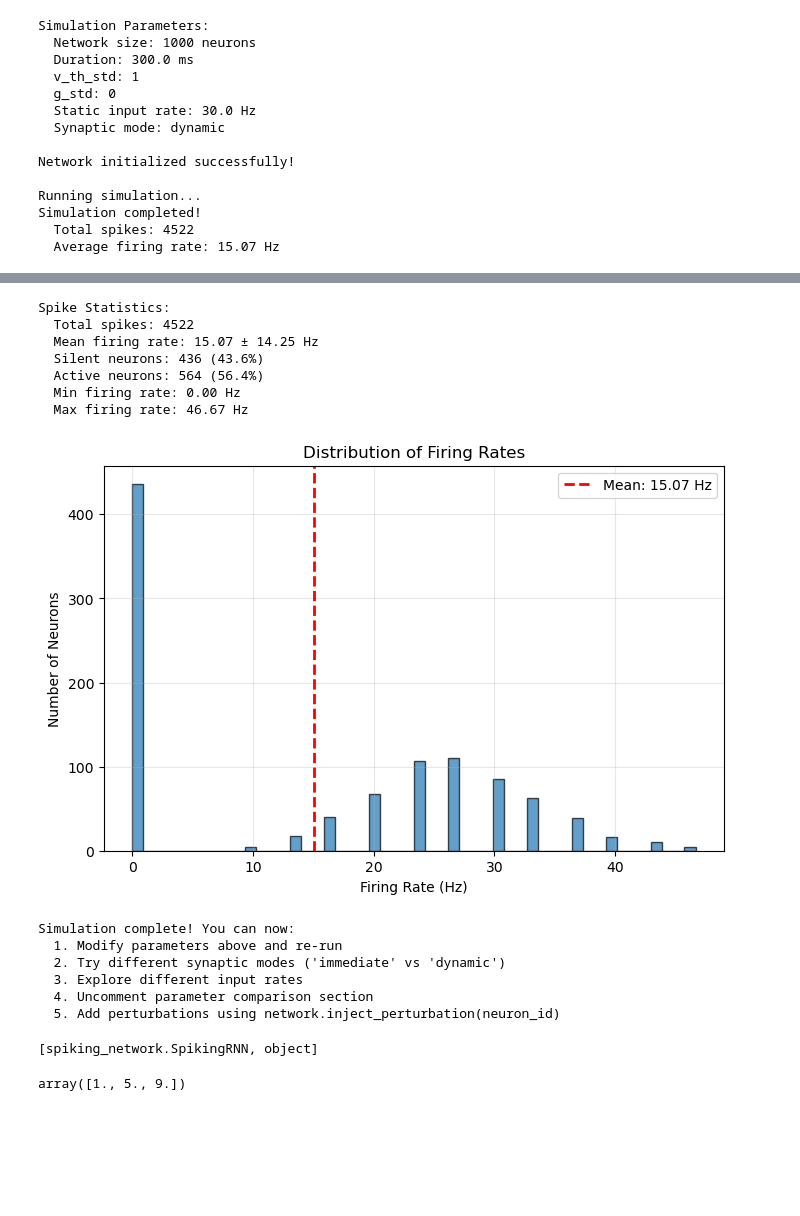
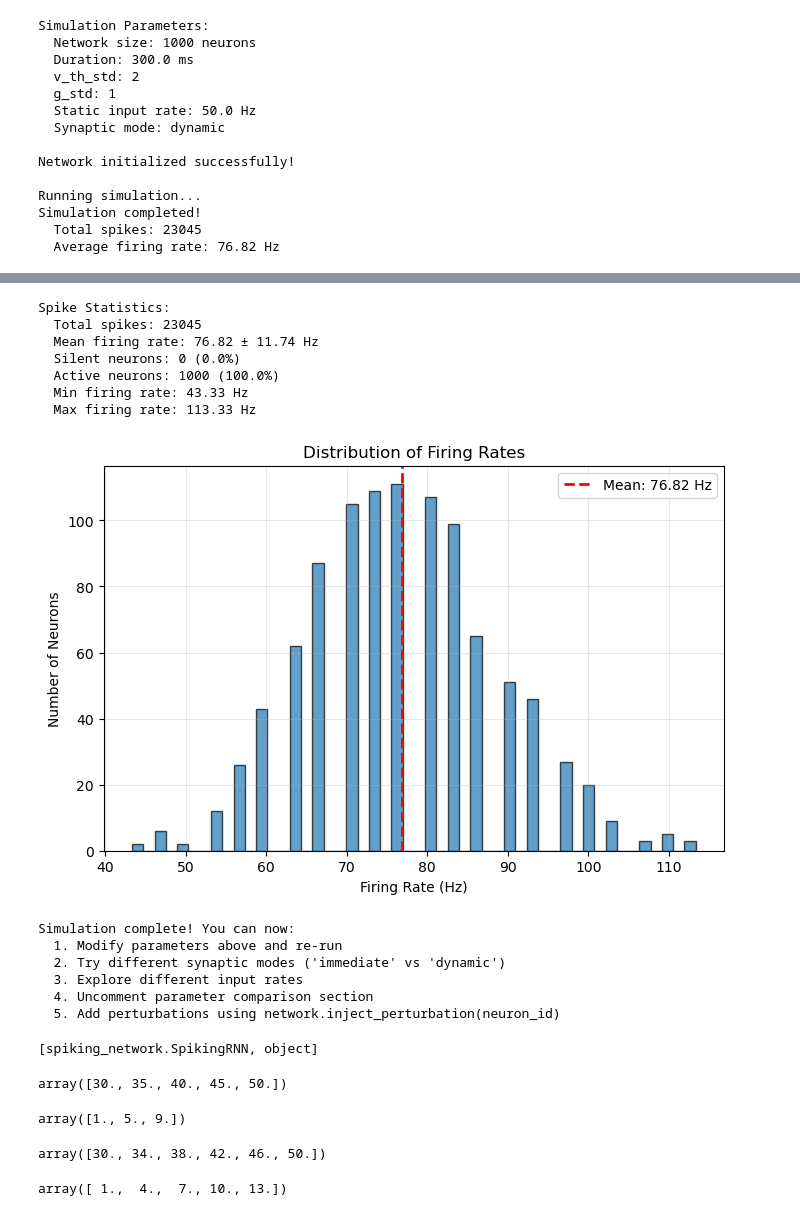
Before and after one commit to fraziphy/spiking-rnn-heterogeneity, a Jupyter notebook: Untitled4.ipynb, the cells around one changed output, grey strips where cells are left out. Saved outputs shown, nothing was run; the diff lists cells and outputs as text; code cells hidden in the pictures; blank space fills up the shorter version.

```diff
--- a/Untitled4.ipynb
+++ b/Untitled4.ipynb
@@ -7,13 +7,16 @@ import matplotlib.pyplot as plt
 import sys
 import os
 
-# Add src directory to path for imports
-sys.path.append('src')
-sys.path.append('analysis')
+# Add project root to path
+project_root = os.getcwd()  # If notebook is in project root
+# project_root = os.path.dirname(os.getcwd())  # If notebook is in subdirectory
 
-# Import the required classes
-from spiking_network import SpikingRNN
-from rng_utils import get_rng
+sys.path.insert(0, project_root)
+
+# Import using FULL PACKAGE PATHS - this makes relative imports work
+from src.spiking_network import SpikingRNN
+from src.rng_utils import get_rng
+from analysis.spontaneous_analysis import analyze_spontaneous_activity
 
 # =============================================================================
 # SIMULATION PARAMETERS
@@ -25,14 +28,14 @@ dt = 0.1  # ms
 synaptic_mode = "dynamic"  # or "immediate"
 
 # Heterogeneity parameters
-session_id = 1
-v_th_std = 1  # Threshold heterogeneity
-g_std = 0   # Synaptic weight heterogeneity
+session_id = 10
+v_th_std = 2  # Threshold heterogeneity
+g_std = 1  # Synaptic weight heterogeneity
 trial_id = 1
 
 # Simulation parameters
 duration = 300.0  # 2 seconds in milliseconds
-static_input_rate = 30.0  # Hz
+static_input_rate = 50.0  # Hz
 
 # Additional network parameters
 v_th_distribution = "normal"
@@ -280,14 +283,14 @@ print(f"  5. Add perturbations using network.inject_perturbation(neuron_id)")
 Simulation Parameters:
   Network size: 1000 neurons
   Duration: 300.0 ms
-  v_th_std: 1
-  g_std: 0
-  Static input rate: 30.0 Hz
+  v_th_std: 2
+  g_std: 1
+  Static input rate: 50.0 Hz
   Synaptic mode: dynamic
 
 Network initialized successfully!
 
 Running simulation...
 Simulation completed!
-  Total spikes: 4522
-  Average firing rate: 15.07 Hz
+  Total spikes: 23045
+  Average firing rate: 76.82 Hz
@@ -295,11 +298,11 @@ Simulation completed!
 Spike Statistics:
-  Total spikes: 4522
-  Mean firing rate: 15.07 ± 14.25 Hz
-  Silent neurons: 436 (43.6%)
-  Active neurons: 564 (56.4%)
-  Min firing rate: 0.00 Hz
-  Max firing rate: 46.67 Hz
+  Total spikes: 23045
+  Mean firing rate: 76.82 ± 11.74 Hz
+  Silent neurons: 0 (0.0%)
+  Active neurons: 1000 (100.0%)
+  Min firing rate: 43.33 Hz
+  Max firing rate: 113.33 Hz
-[figure, old version]
+[figure, new version]
 Simulation complete! You can now:
   1. Modify parameters above and re-run
   2. Try different synaptic modes ('immediate' vs 'dynamic')
@@ -310,7 +313,19 @@ Simulation complete! You can now:
 SpikingRNN.mro()
 # %% [output]
 [spiking_network.SpikingRNN, object]
+# %%
+np.linspace(30,50,5)
+# %% [output]
+array([30., 35., 40., 45., 50.])
 # %%
 np.linspace(1,9,3)
 # %% [output]
 array([1., 5., 9.])
+# %%
+np.linspace(30,50,6)
+# %% [output]
+array([30., 34., 38., 42., 46., 50.])
+# %%
+np.linspace(1,13,5)
+# %% [output]
+array([ 1.,  4.,  7., 10., 13.])
```
Also changed, not shown: parts of 4 cells of this notebook, 5 other files.
